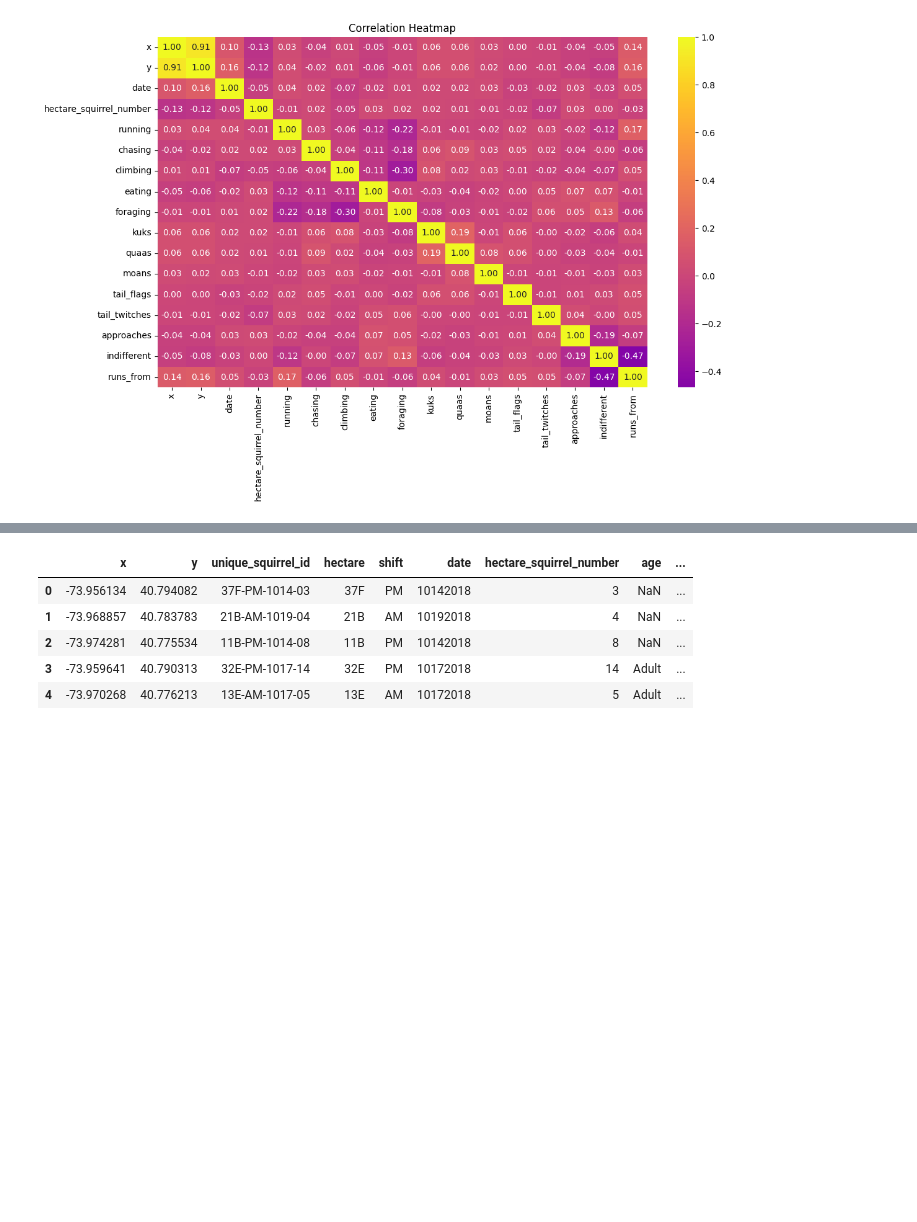
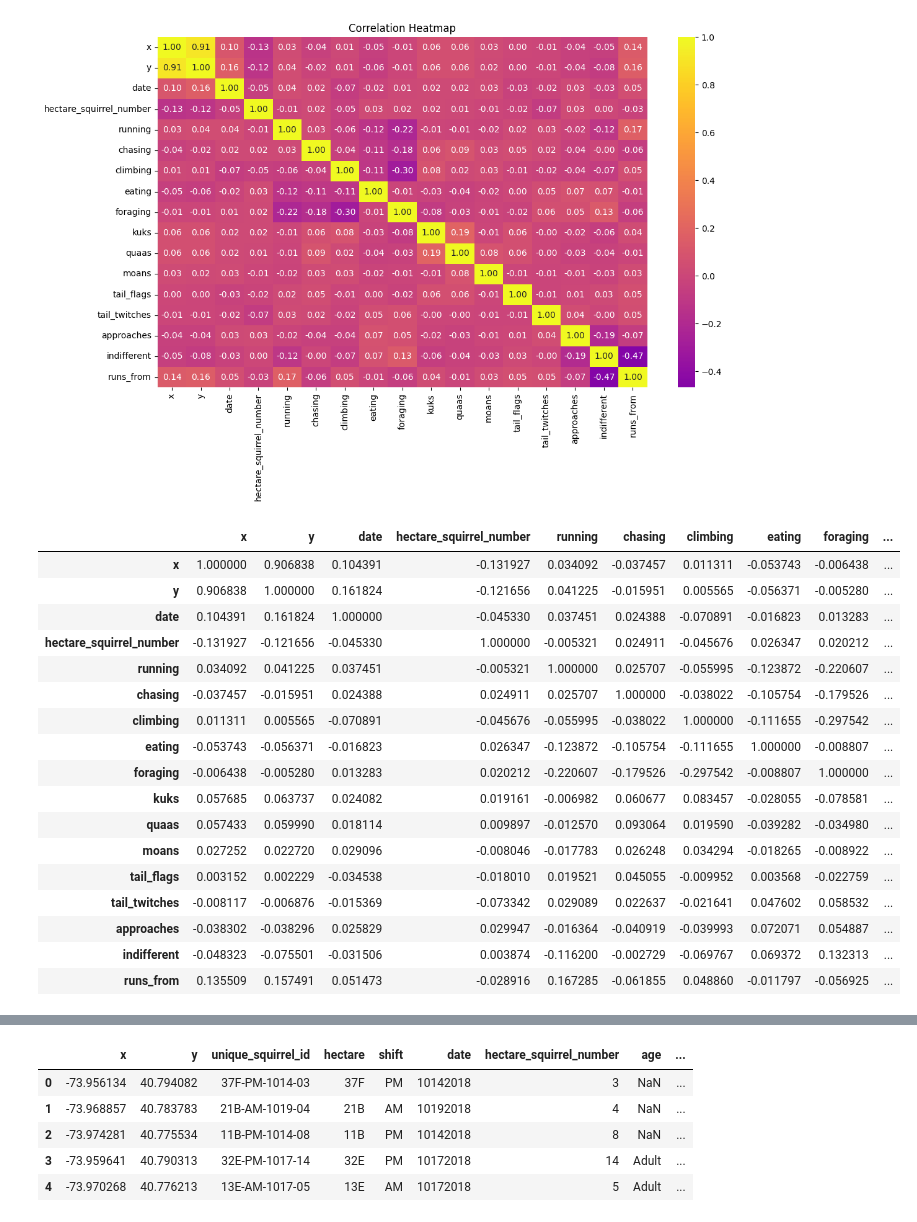
Before and after one commit to Nubily44/Prog, a Jupyter notebook: data_studies/squirrels.ipynb, the cells around one changed output, grey strips where cells are left out. Cells and saved outputs as stored; diff of their text form; code cells hidden in the pictures; blank space fills up the shorter version.

```diff
--- a/data_studies/squirrels.ipynb
+++ b/data_studies/squirrels.ipynb
@@ -251,3 +251,24 @@ plt.tight_layout()
 plt.show()
 # %% [output]
 [figure]
+# %%
+corr
+# %% [output]
+|  | x | y | date | hectare_squirrel_number | running | chasing | climbing | eating | foraging | ... |
+| x | 1.000000 | 0.906838 | 0.104391 | -0.131927 | 0.034092 | -0.037457 | 0.011311 | -0.053743 | -0.006438 | ... |
+| y | 0.906838 | 1.000000 | 0.161824 | -0.121656 | 0.041225 | -0.015951 | 0.005565 | -0.056371 | -0.005280 | ... |
+| date | 0.104391 | 0.161824 | 1.000000 | -0.045330 | 0.037451 | 0.024388 | -0.070891 | -0.016823 | 0.013283 | ... |
+| hectare_squirrel_number | -0.131927 | -0.121656 | -0.045330 | 1.000000 | -0.005321 | 0.024911 | -0.045676 | 0.026347 | 0.020212 | ... |
+| running | 0.034092 | 0.041225 | 0.037451 | -0.005321 | 1.000000 | 0.025707 | -0.055995 | -0.123872 | -0.220607 | ... |
+| chasing | -0.037457 | -0.015951 | 0.024388 | 0.024911 | 0.025707 | 1.000000 | -0.038022 | -0.105754 | -0.179526 | ... |
+| climbing | 0.011311 | 0.005565 | -0.070891 | -0.045676 | -0.055995 | -0.038022 | 1.000000 | -0.111655 | -0.297542 | ... |
+| eating | -0.053743 | -0.056371 | -0.016823 | 0.026347 | -0.123872 | -0.105754 | -0.111655 | 1.000000 | -0.008807 | ... |
+| foraging | -0.006438 | -0.005280 | 0.013283 | 0.020212 | -0.220607 | -0.179526 | -0.297542 | -0.008807 | 1.000000 | ... |
+| kuks | 0.057685 | 0.063737 | 0.024082 | 0.019161 | -0.006982 | 0.060677 | 0.083457 | -0.028055 | -0.078581 | ... |
+| quaas | 0.057433 | 0.059990 | 0.018114 | 0.009897 | -0.012570 | 0.093064 | 0.019590 | -0.039282 | -0.034980 | ... |
+| moans | 0.027252 | 0.022720 | 0.029096 | -0.008046 | -0.017783 | 0.026248 | 0.034294 | -0.018265 | -0.008922 | ... |
+| tail_flags | 0.003152 | 0.002229 | -0.034538 | -0.018010 | 0.019521 | 0.045055 | -0.009952 | 0.003568 | -0.022759 | ... |
+| tail_twitches | -0.008117 | -0.006876 | -0.015369 | -0.073342 | 0.029089 | 0.022637 | -0.021641 | 0.047602 | 0.058532 | ... |
+| approaches | -0.038302 | -0.038296 | 0.025829 | 0.029947 | -0.016364 | -0.040919 | -0.039993 | 0.072071 | 0.054887 | ... |
+| indifferent | -0.048323 | -0.075501 | -0.031506 | 0.003874 | -0.116200 | -0.002729 | -0.069767 | 0.069372 | 0.132313 | ... |
+| runs_from | 0.135509 | 0.157491 | 0.051473 | -0.028916 | 0.167285 | -0.061855 | 0.048860 | -0.011797 | -0.056925 | ... |
```
Also changed, not shown: parts of 3 cells of this notebook.
